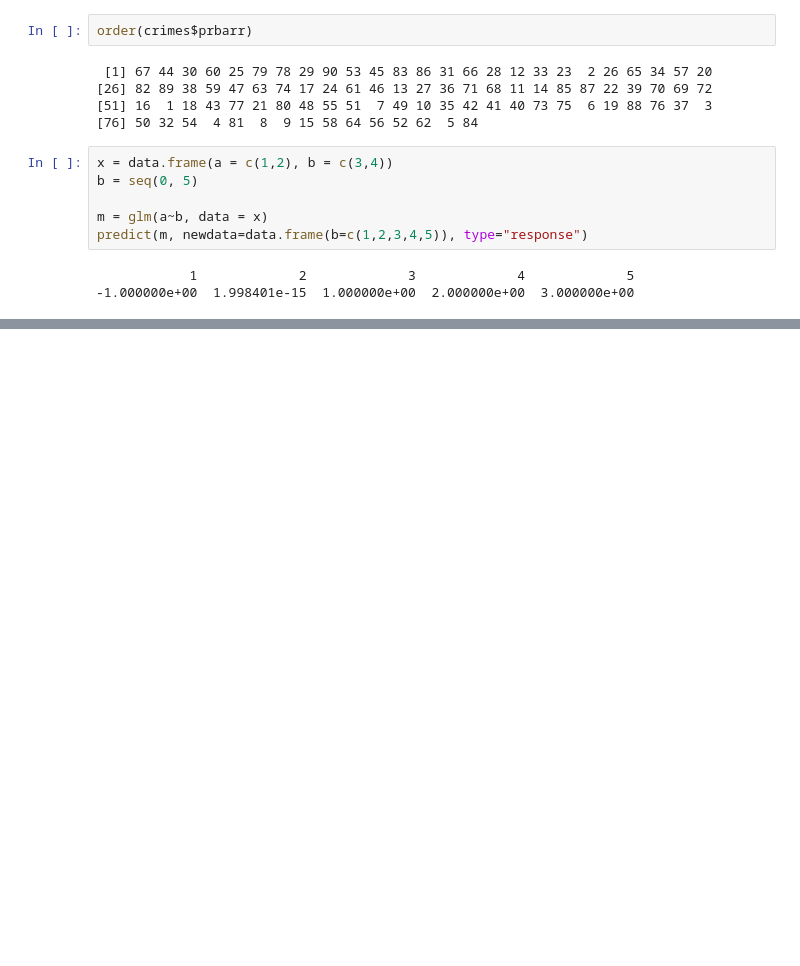
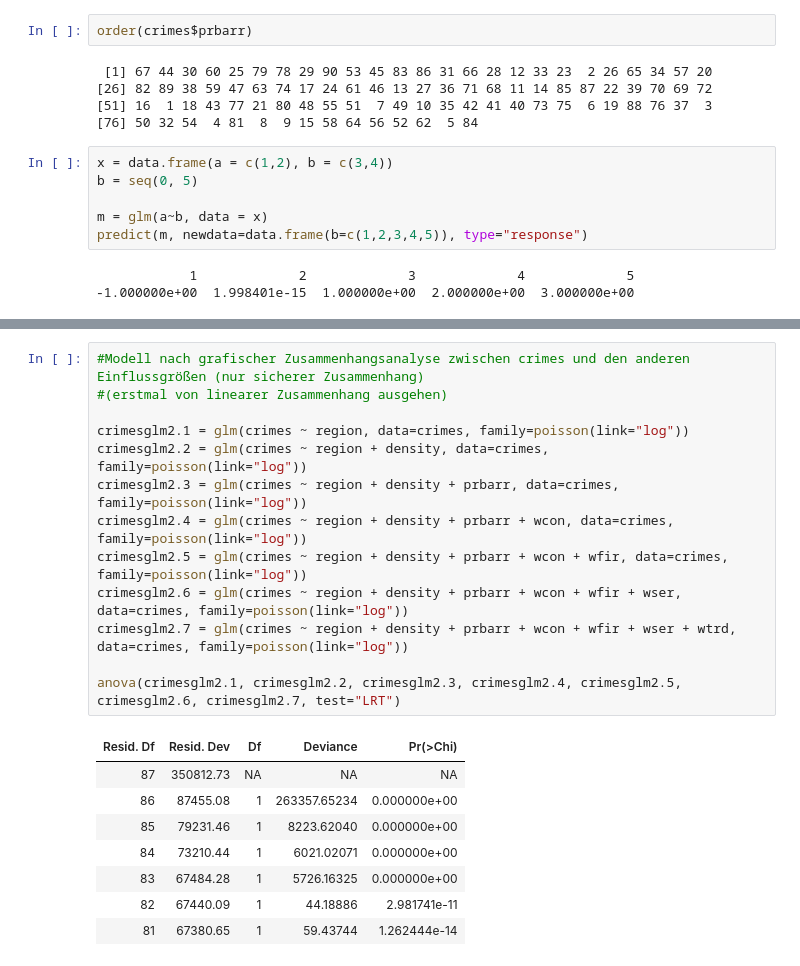
Before and after one commit to HenningAthor/SV_Crimes, a Jupyter notebook: Max/Analyse Zusammenhänge.ipynb, the cells around one changed output, grey strips where cells are left out. Saved outputs shown, nothing was run; the diff lists cells and outputs as text; blank space fills up the shorter version.

```diff
--- a/Max/Analyse Zusammenhänge.ipynb
+++ b/Max/Analyse Zusammenhänge.ipynb
@@ -235,0 +406,22 @@ taxpc:
+# %%
+#Modell nach grafischer Zusammenhangsanalyse zwischen crimes und den anderen Einflussgrößen (nur sicherer Zusammenhang)
+#(erstmal von linearer Zusammenhang ausgehen)
+
+crimesglm2.1 = glm(crimes ~ region, data=crimes, family=poisson(link="log"))
+crimesglm2.2 = glm(crimes ~ region + density, data=crimes, family=poisson(link="log"))
+crimesglm2.3 = glm(crimes ~ region + density + prbarr, data=crimes, family=poisson(link="log"))
+crimesglm2.4 = glm(crimes ~ region + density + prbarr + wcon, data=crimes, family=poisson(link="log"))
+crimesglm2.5 = glm(crimes ~ region + density + prbarr + wcon + wfir, data=crimes, family=poisson(link="log"))
+crimesglm2.6 = glm(crimes ~ region + density + prbarr + wcon + wfir + wser, data=crimes, family=poisson(link="log"))
+crimesglm2.7 = glm(crimes ~ region + density + prbarr + wcon + wfir + wser + wtrd, data=crimes, family=poisson(link="log"))
+
+anova(crimesglm2.1, crimesglm2.2, crimesglm2.3, crimesglm2.4, crimesglm2.5, crimesglm2.6, crimesglm2.7, test="LRT")
+# %% [output]
+| Resid. Df | Resid. Dev | Df | Deviance | Pr(>Chi) |
+| 87 | 350812.73 | NA | NA | NA |
+| 86 | 87455.08 | 1 | 263357.65234 | 0.000000e+00 |
+| 85 | 79231.46 | 1 | 8223.62040 | 0.000000e+00 |
+| 84 | 73210.44 | 1 | 6021.02071 | 0.000000e+00 |
+| 83 | 67484.28 | 1 | 5726.16325 | 0.000000e+00 |
+| 82 | 67440.09 | 1 | 44.18886 | 2.981741e-11 |
+| 81 | 67380.65 | 1 | 59.43744 | 1.262444e-14 |
```
Also changed, not shown: parts of 7 cells of this notebook, 1 other file.
